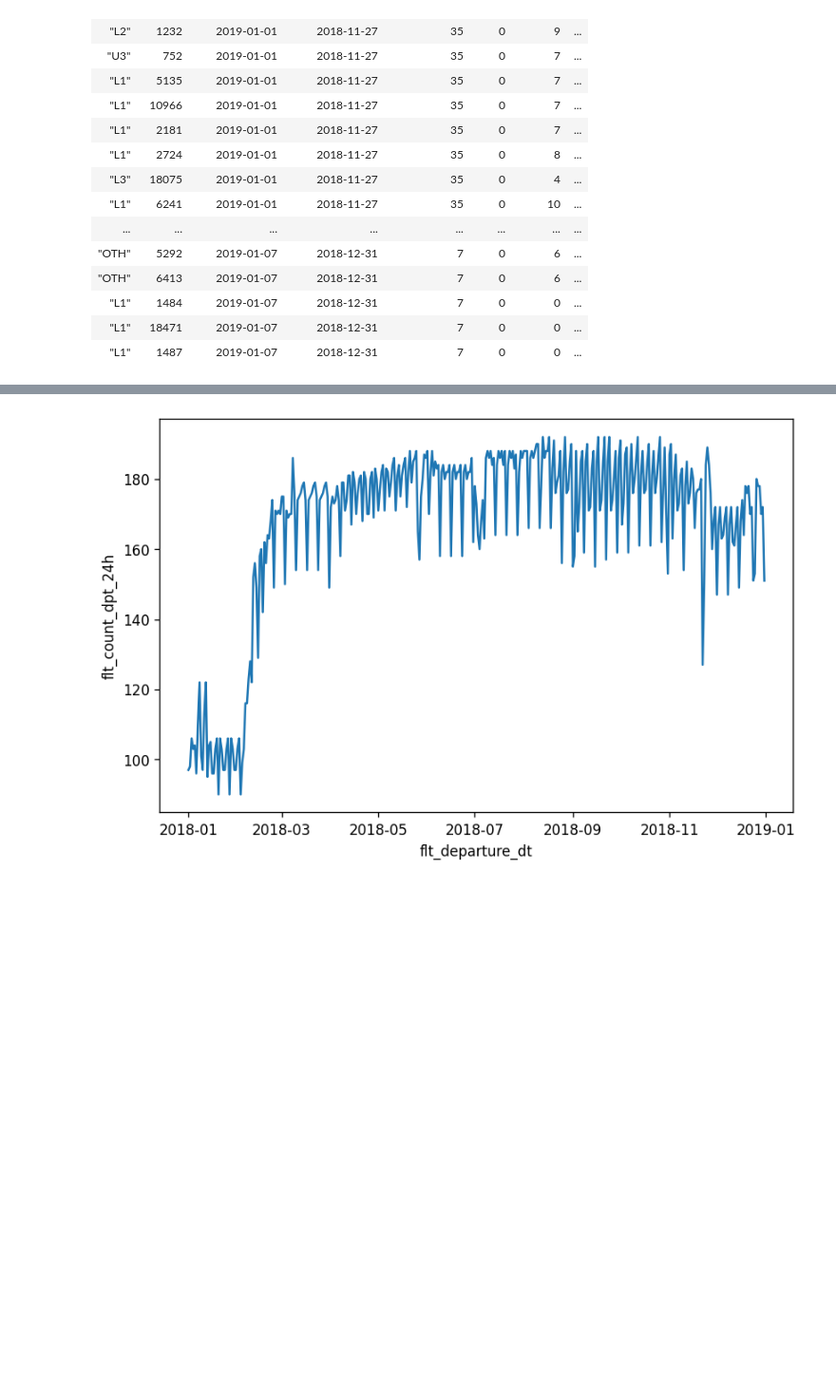
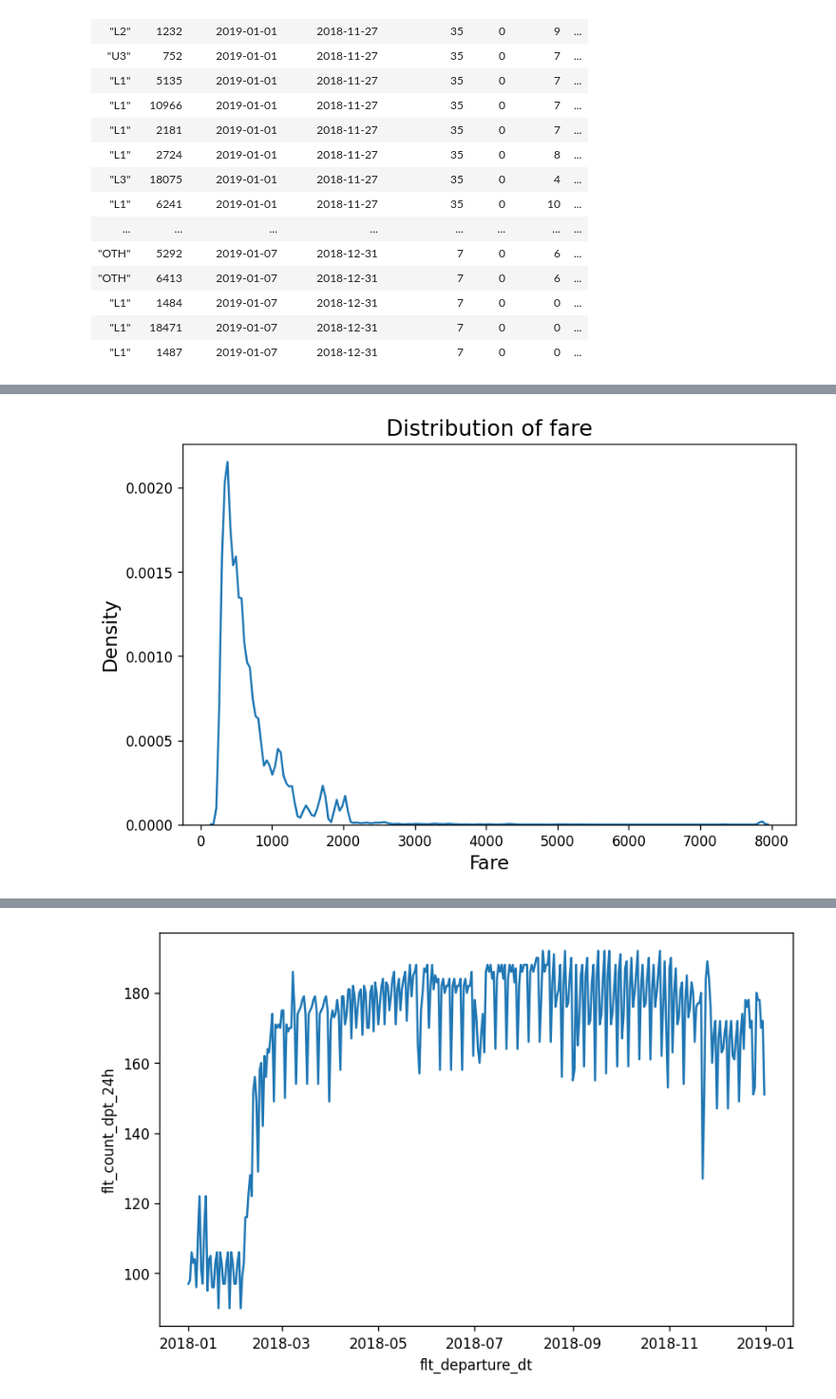
Before and after one commit to mayur7garg/FarePrediction, a Jupyter notebook: src/03 EDA.ipynb, the cells around one changed output, grey strips where cells are left out. Shown: that part at 95% size. Cells and saved outputs as stored; diff of their text form; code cells hidden in the pictures; blank space fills up the shorter version.

Commit message:
Updated EDA plots

```diff
--- a/src/03 EDA.ipynb
+++ b/src/03 EDA.ipynb
@@ -71,0 +175,9 @@ shape: (29_825, 20)
+# %%
+plt.figure(figsize = (8, 5), dpi = 120)
+sns.kdeplot(train_df['total_fare'])
+plt.title("Distribution of fare", fontsize = 16)
+plt.xlabel("Fare", fontsize = 14)
+plt.ylabel("Density", fontsize = 14)
+plt.show()
+# %% [output]
+[figure, added]
```
Also changed, not shown: parts of 36 cells of this notebook, 11 other files.
